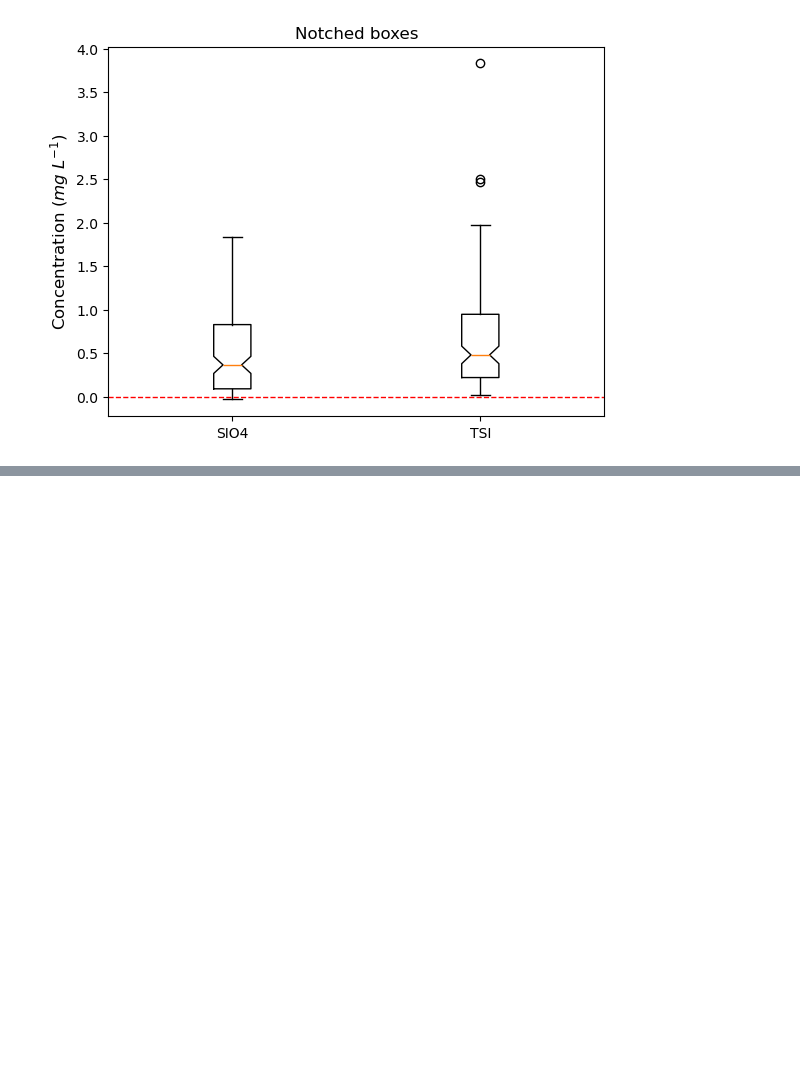
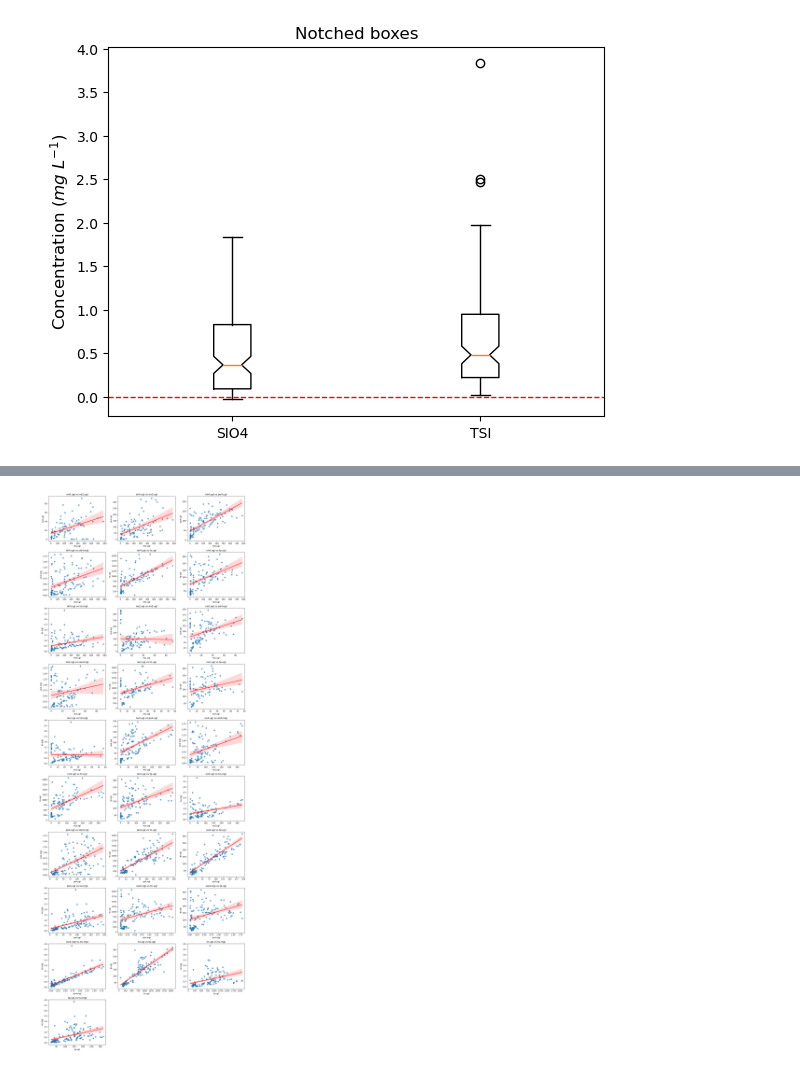
Before and after one commit to Andrea-Rebeca-LC/Python_2025_Ciencias_de_datos, a Jupyter notebook: Primeros ejercicios/Final_project.ipynb, the cells around one changed output, grey strips where cells are left out. Cells and saved outputs as stored; diff of their text form; code cells hidden in the pictures; blank space fills up the shorter version.

Commit message:
Add nomality and regressions

```diff
--- a/Primeros ejercicios/Final_project.ipynb
+++ b/Primeros ejercicios/Final_project.ipynb
@@ -311,0 +358,47 @@ Passing `palette` without assigning `hue` is deprecated and will be removed in v
+# %%
+import matplotlib.pyplot as plt
+import seaborn as sns
+import itertools
+
+# List of nutrients
+nutrientes = list(lods.keys())
+
+# Create all possible pairs of nutrients
+pares = list(itertools.combinations(nutrientes, 2))
+
+# Configure subplots
+n = len(pares)
+cols = 3  # number of columns in the figure
+rows = (n // cols) + (n % cols > 0)
+fig, axes = plt.subplots(rows, cols, figsize=(5*cols, 4*rows))
+axes = axes.flatten()
+
+# Plot linear regressions
+for i, (nut1, nut2) in enumerate(pares):
+    # Filter only rows where both nutrients were detected
+    detected_cols = [nut1 + "_detected", nut2 + "_detected"]
+    if all(col in nutData_filtrado.columns for col in detected_cols):
+        df_pair = nutData_filtrado[
+            (nutData_filtrado[nut1 + "_detected"]) &
+            (nutData_filtrado[nut2 + "_detected"])
+        ]
+
+        if len(df_pair) > 1:  # have enough data points
+            sns.regplot(
+                x=nut1, y=nut2, data=df_pair, ax=axes[i],
+                scatter_kws={'s':40, 'alpha':0.7}, line_kws={'color':'red'}
+            )
+            axes[i].set_title(f"{nut1} vs {nut2}")
+        else:
+            axes[i].set_visible(False)
+    else:
+        axes[i].set_visible(False)
+
+# Remove extra axes
+for j in range(i+1, len(axes)):
+    axes[j].set_visible(False)
+
+plt.tight_layout()
+plt.show()
+# %% [output]
+[figure, added]
```
Also changed, not shown: parts of 6 cells of this notebook.
